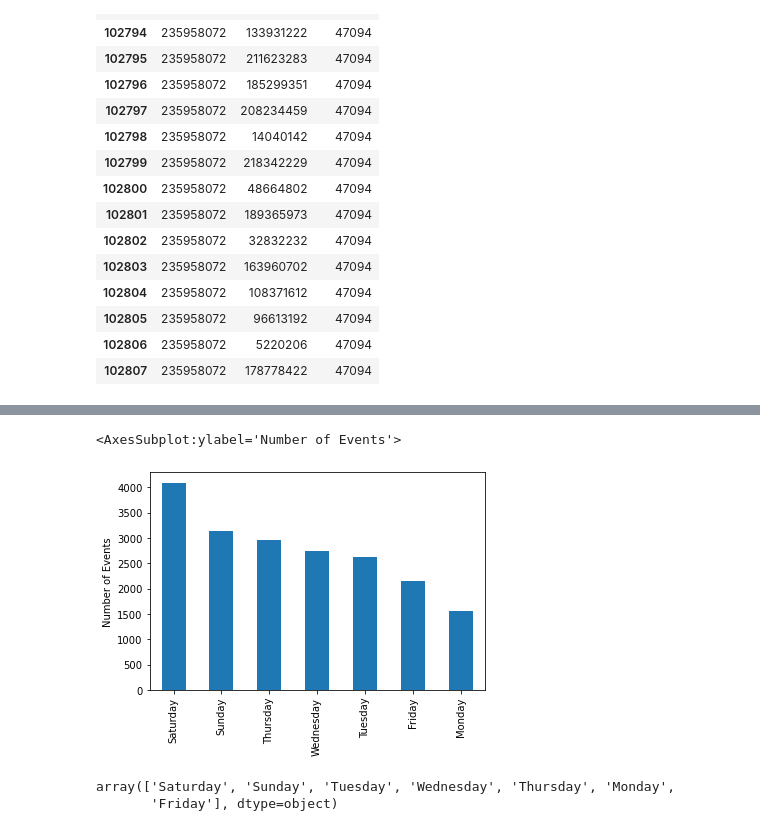
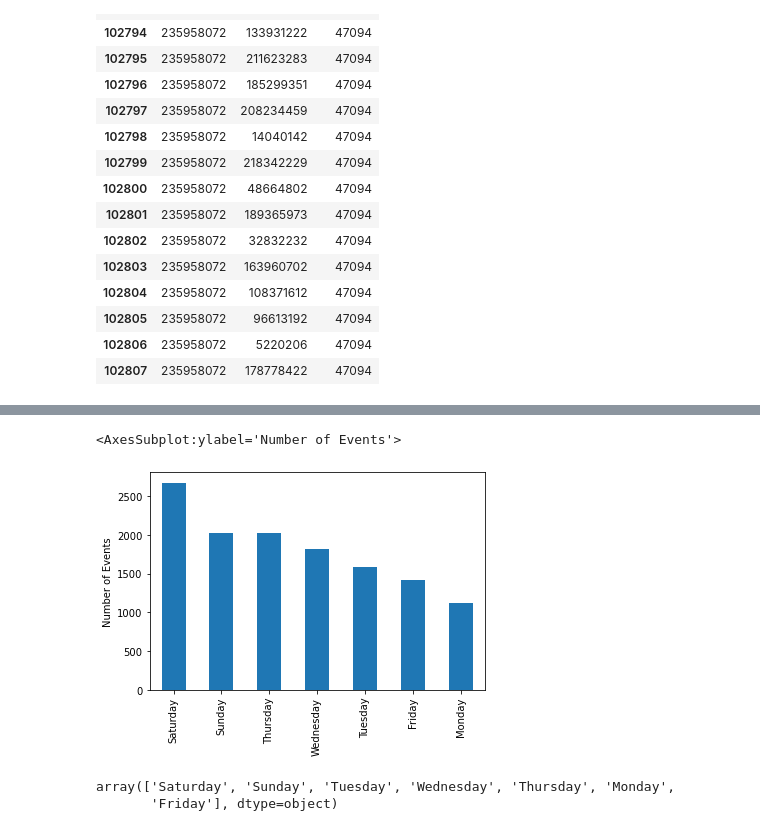
Before and after one commit to jamesreno2/python_project_eda, a Jupyter notebook: Python_project_eda.ipynb, the cells around one changed output, grey strips where cells are left out. Cells and saved outputs as stored; diff of their text form; code cells hidden in the pictures.

Commit message:
Added graphs and group loyalty metrics

```diff
--- a/Python_project_eda.ipynb
+++ b/Python_project_eda.ipynb
@@ -394,20 +362,15 @@ meta_events_t.head()
 # %%
 %matplotlib inline
 import seaborn as sns
-# %%
-'''meta_events['day_of_week'].value_counts().plot(kind='bar',\
-                                               order = ['Monday','Tuesday','Wednesday','Thursday','Friday',\
-                                                       'Saturday','Sunday'])'''
-'''sns.boxplot(x=meta_events['day_of_week'],y=pd.value_counts(meta_events['day_of_week'])['values'],\
-             order=['Monday','Tuesday','Wednesday','Thursday','Friday',\
-                                                       'Saturday','Sunday'])'''
-
-#sns.barplot(x=meta_events['day_of_week'],y=meta_events['day_of_week'].value_counts())
-
-meta_events['day_of_week'].value_counts().plot.bar(ylabel='Number of Events')
-# %% [output]
-<AxesSubplot:ylabel='Number of Events'>
-[figure, removed]
+# %%
+#displaying bar chart of the frequency of events on each day of the week
+
+meta_events_t.loc[meta_events_t['time_ts']>=(max(meta_events_t['time_ts'])\
+                                             .round('d')-pd.DateOffset(months=12))]['day_of_week']\
+.value_counts().plot.bar(ylabel='Number of Events')
+# %% [output]
+<AxesSubplot:ylabel='Number of Events'>
+[figure, added]
 # %%
 meta_events.plot.bar(ylab)
 # %% [output]
```
Also changed, not shown: parts of 65 cells of this notebook.
